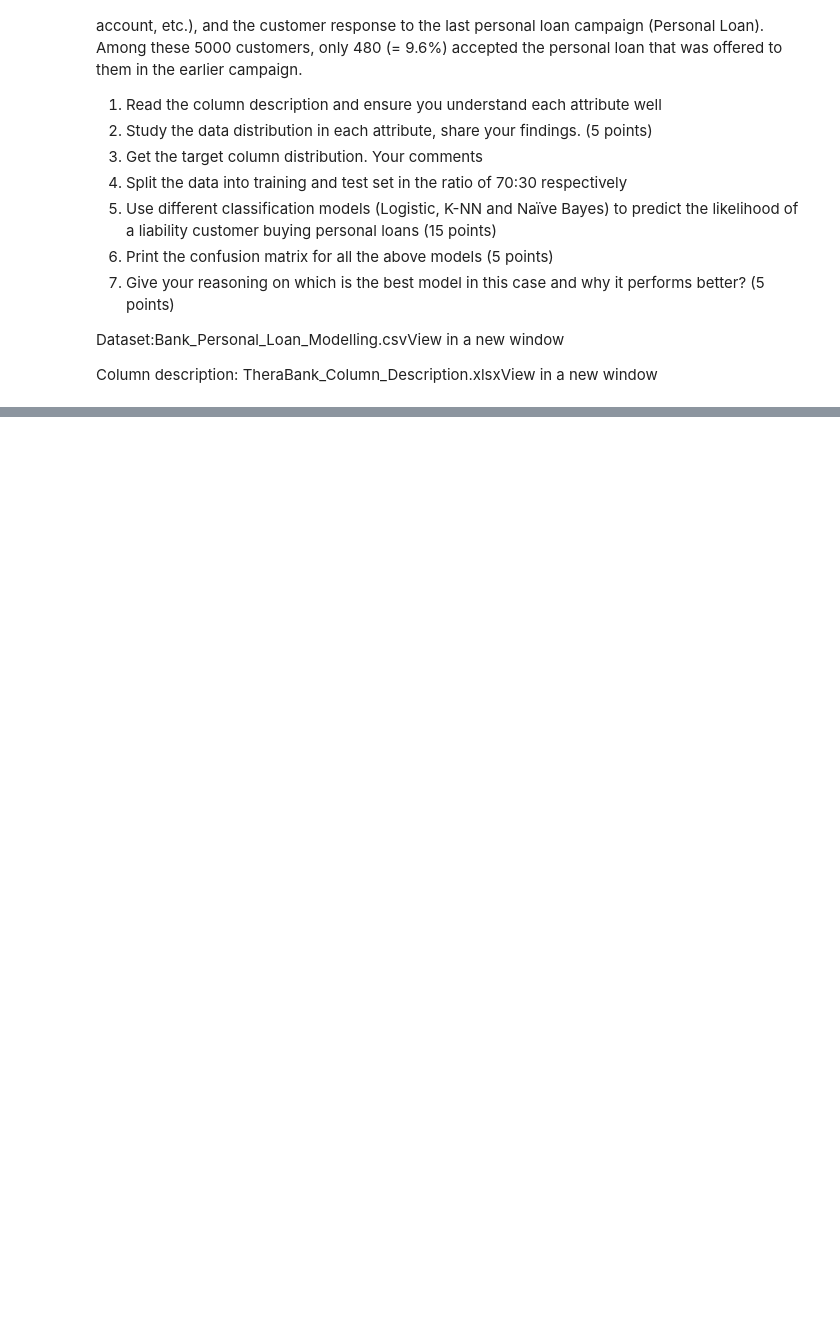
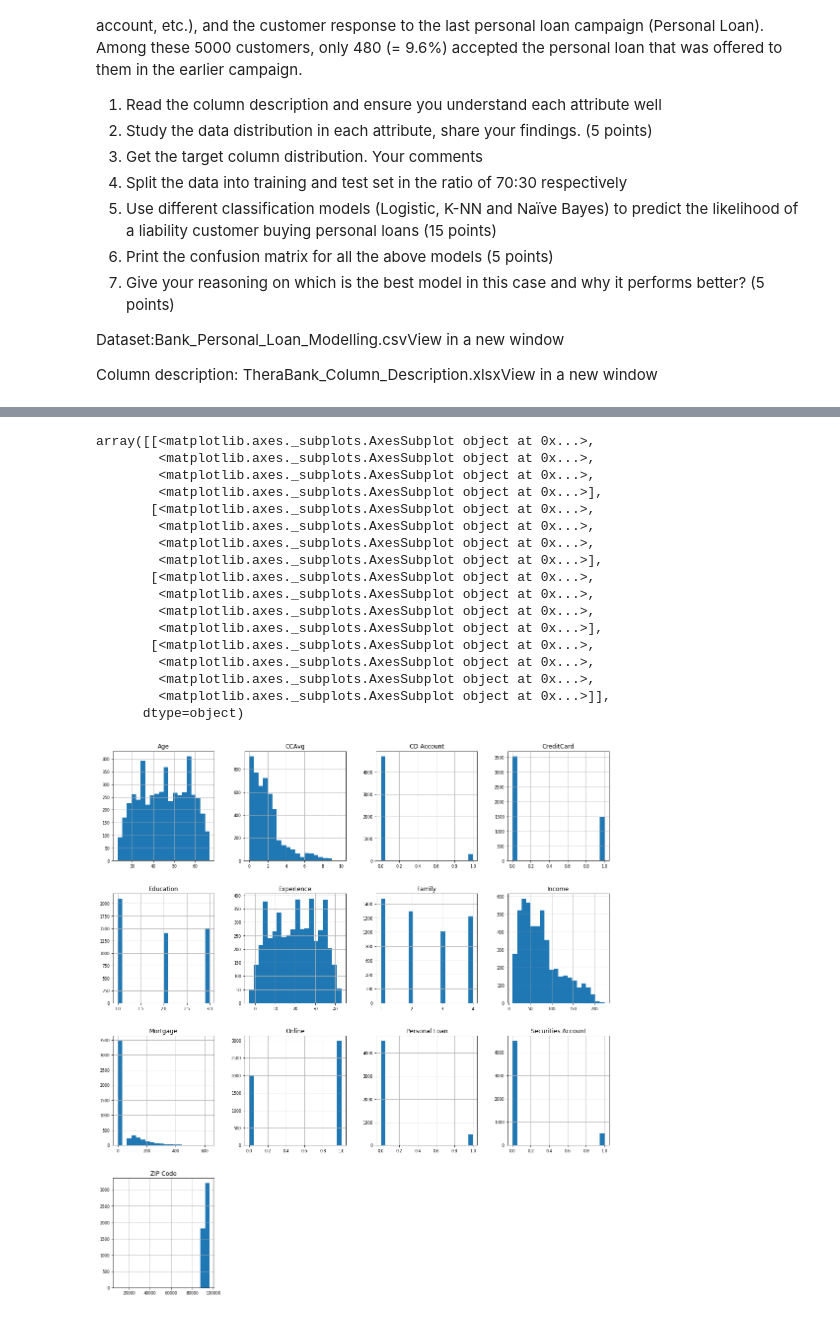
Before and after one commit to GreatLearningAIML1/aiml-ml-hyd-nov-18-batch-sumugapadman, a Jupyter notebook: Supervised Learning - Project 2/Supervised Learning_R3_Project2_Thera Bank.ipynb, the cells around one changed output, grey strips where cells are left out. Saved outputs shown, nothing was run; the diff lists cells and outputs as text; code cells hidden in the pictures; blank space fills up the shorter version.

```diff
--- a/Supervised Learning - Project 2/Supervised Learning_R3_Project2_Thera Bank.ipynb
+++ b/Supervised Learning - Project 2/Supervised Learning_R3_Project2_Thera Bank.ipynb
@@ -24,0 +51,2 @@ Column description: TheraBank_Column_Description.xlsxView in a new window
+# %%
+df_loan = pd.read_csv("Bank_Personal_Loan_Modelling.csv")
@@ -24,0 +62,2 @@ Column description: TheraBank_Column_Description.xlsxView in a new window
+# %%
+df_loan = df_loan.drop('ID', axis=1)
@@ -24,0 +120,22 @@ Column description: TheraBank_Column_Description.xlsxView in a new window
+# %%
+# Data Distribution
+df_loan.hist(figsize=(18, 20), bins=20, xlabelsize=8, ylabelsize=8)
+# %% [output]
+array([[<matplotlib.axes._subplots.AxesSubplot object at 0x...>,
+        <matplotlib.axes._subplots.AxesSubplot object at 0x...>,
+        <matplotlib.axes._subplots.AxesSubplot object at 0x...>,
+        <matplotlib.axes._subplots.AxesSubplot object at 0x...>],
+       [<matplotlib.axes._subplots.AxesSubplot object at 0x...>,
+        <matplotlib.axes._subplots.AxesSubplot object at 0x...>,
+        <matplotlib.axes._subplots.AxesSubplot object at 0x...>,
+        <matplotlib.axes._subplots.AxesSubplot object at 0x...>],
+       [<matplotlib.axes._subplots.AxesSubplot object at 0x...>,
+        <matplotlib.axes._subplots.AxesSubplot object at 0x...>,
+        <matplotlib.axes._subplots.AxesSubplot object at 0x...>,
+        <matplotlib.axes._subplots.AxesSubplot object at 0x...>],
+       [<matplotlib.axes._subplots.AxesSubplot object at 0x...>,
+        <matplotlib.axes._subplots.AxesSubplot object at 0x...>,
+        <matplotlib.axes._subplots.AxesSubplot object at 0x...>,
+        <matplotlib.axes._subplots.AxesSubplot object at 0x...>]],
+      dtype=object)
+[figure, added]
```
Also changed, not shown: parts of 59 cells of this notebook.
